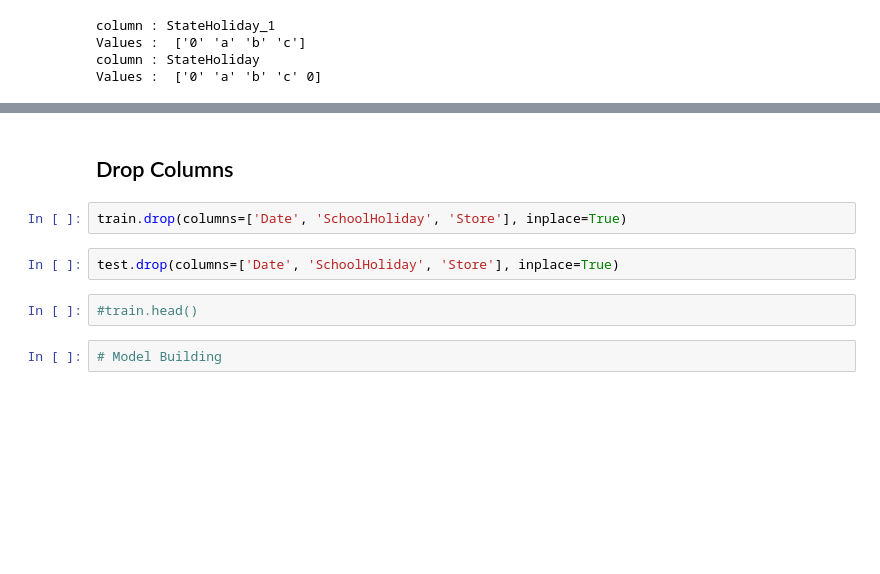
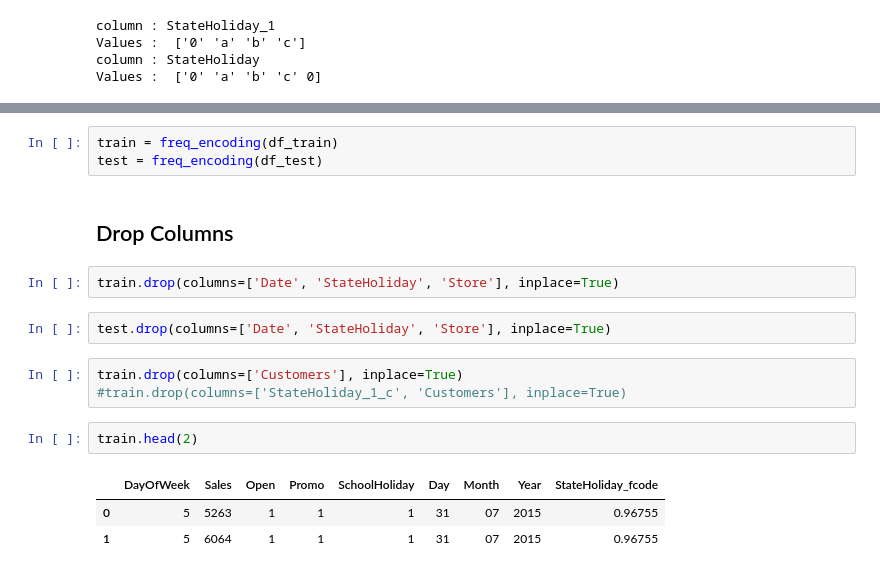
Before and after one commit to maha-prathamesh/Hackathon, a Jupyter notebook: Dockship/Segmind Grand AI Challenge 2021/Segmind_Grand_AI_Challenge_2021.ipynb, the cells around one changed output, grey strips where cells are left out. Cells and saved outputs as stored; diff of their text form; blank space fills up the shorter version.

```diff
--- a/Dockship/Segmind Grand AI Challenge 2021/Segmind_Grand_AI_Challenge_2021.ipynb
+++ b/Dockship/Segmind Grand AI Challenge 2021/Segmind_Grand_AI_Challenge_2021.ipynb
@@ -325,10 +337,18 @@ test = pd.get_dummies(df_test, columns=["StateHoliday_1"], drop_first=True)
+# %%
+train = freq_encoding(df_train)
+test = freq_encoding(df_test)
 # %% [markdown]
 ## Drop Columns
 # %%
-train.drop(columns=['Date', 'SchoolHoliday', 'Store'], inplace=True)
+train.drop(columns=['Date', 'StateHoliday', 'Store'], inplace=True)
 # %%
-test.drop(columns=['Date', 'SchoolHoliday', 'Store'], inplace=True)
+test.drop(columns=['Date', 'StateHoliday', 'Store'], inplace=True)
-# %%
-#train.head()
-# %%
-# Model Building
+# %%
+train.drop(columns=['Customers'], inplace=True)
+#train.drop(columns=['StateHoliday_1_c', 'Customers'], inplace=True)
+# %%
+train.head(2)
+# %% [output]
+|  | DayOfWeek | Sales | Open | Promo | SchoolHoliday | Day | Month | Year | StateHoliday_fcode |
+| 0 | 5 | 5263 | 1 | 1 | 1 | 31 | 07 | 2015 | 0.96755 |
+| 1 | 5 | 6064 | 1 | 1 | 1 | 31 | 07 | 2015 | 0.96755 |
```
Also changed, not shown: parts of 20 cells of this notebook.
